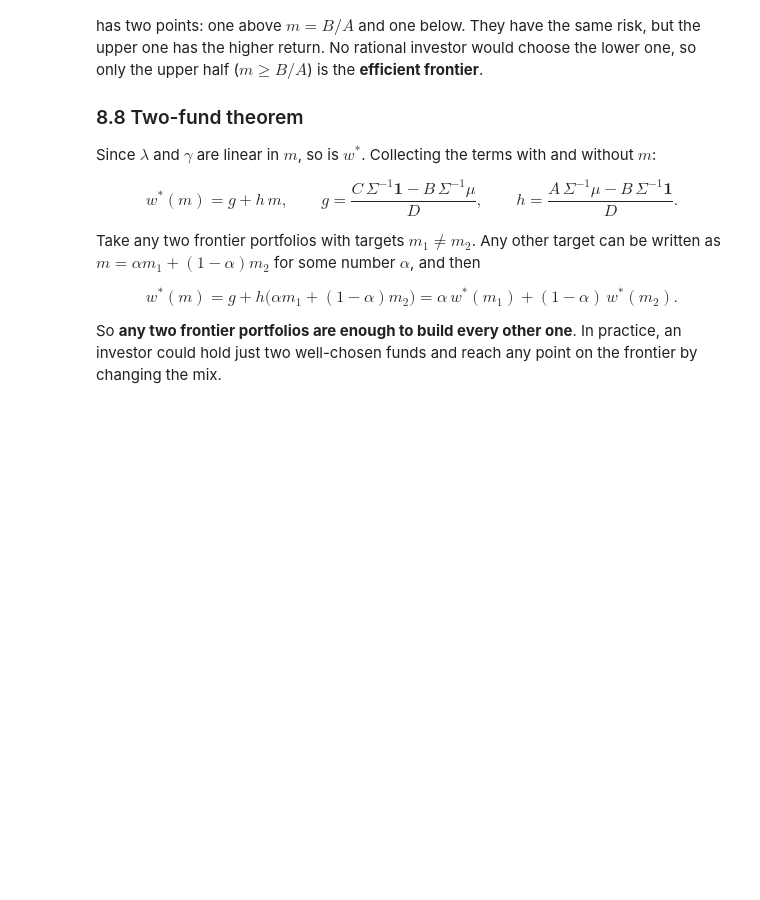
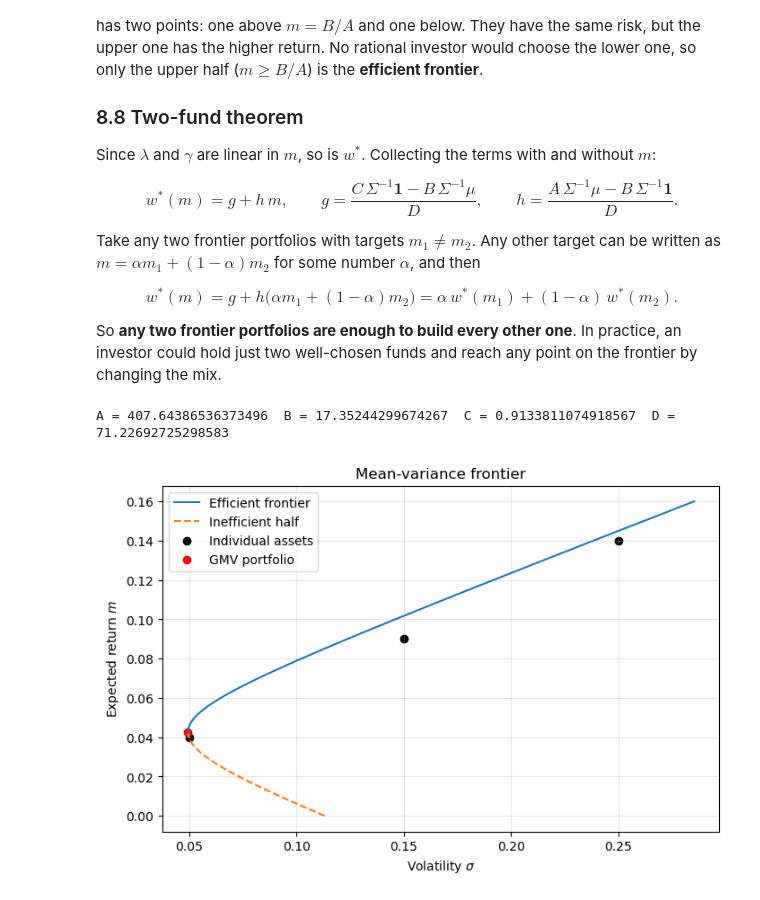
Before and after one commit to dimiturzhelezov/Markowitz-Portfolio-Optimization-with-real-data, a Jupyter notebook: Markowitz_Portfolio_Optimization_Project.ipynb, the cells around one changed output. Cells and saved outputs as stored; diff of their text form; code cells hidden in the pictures; blank space fills up the shorter version.

```diff
--- a/Markowitz_Portfolio_Optimization_Project.ipynb
+++ b/Markowitz_Portfolio_Optimization_Project.ipynb
@@ -532,3 +532,30 @@ w^*(m) = g + h\big(\alpha m_1 + (1-\alpha) m_2\big) = \alpha \, w^*(m_1) + (1 -
 $$
 
 So **any two frontier portfolios are enough to build every other one**. In practice, an investor could hold just two well-chosen funds and reach any point on the frontier by changing the mix.
+# %%
+#Merton's four numbers
+A = ones @ Sigma_inv @ ones
+B = ones @ Sigma_inv @ mu
+C = mu @ Sigma_inv @ mu
+D_coef = A * C - B**2
+print("A =", A, " B =", B, " C =", C, " D =", D_coef)
+
+#Frontier: sigma(m) = sqrt((A m^2 - 2 B m + C) / D) over a grid of target returns
+m = np.linspace(0, 0.16, 200)
+sigma_m = np.sqrt((A * m**2 - 2 * B * m + C) / D_coef)
+efficient = m >= B / A
+
+fig, ax = plt.subplots(figsize=(8, 5))
+ax.plot(sigma_m[efficient], m[efficient], label="Efficient frontier")
+ax.plot(sigma_m[~efficient], m[~efficient], linestyle="--", label="Inefficient half")
+ax.scatter(sigma, mu, color="black", label="Individual assets")
+ax.scatter(np.sqrt(1 / A), B / A, color="red", label="GMV portfolio")
+ax.set_xlabel(r"Volatility $\sigma$")
+ax.set_ylabel(r"Expected return $m$")
+ax.set_title("Mean-variance frontier")
+ax.legend()
+ax.grid(alpha=0.3)
+plt.show()
+# %% [output]
+A = 407.64386536373496  B = 17.35244299674267  C = 0.9133811074918567  D = 71.22692725298583
+[figure, added]
```
Also changed, not shown: parts of 1 cell of this notebook.
